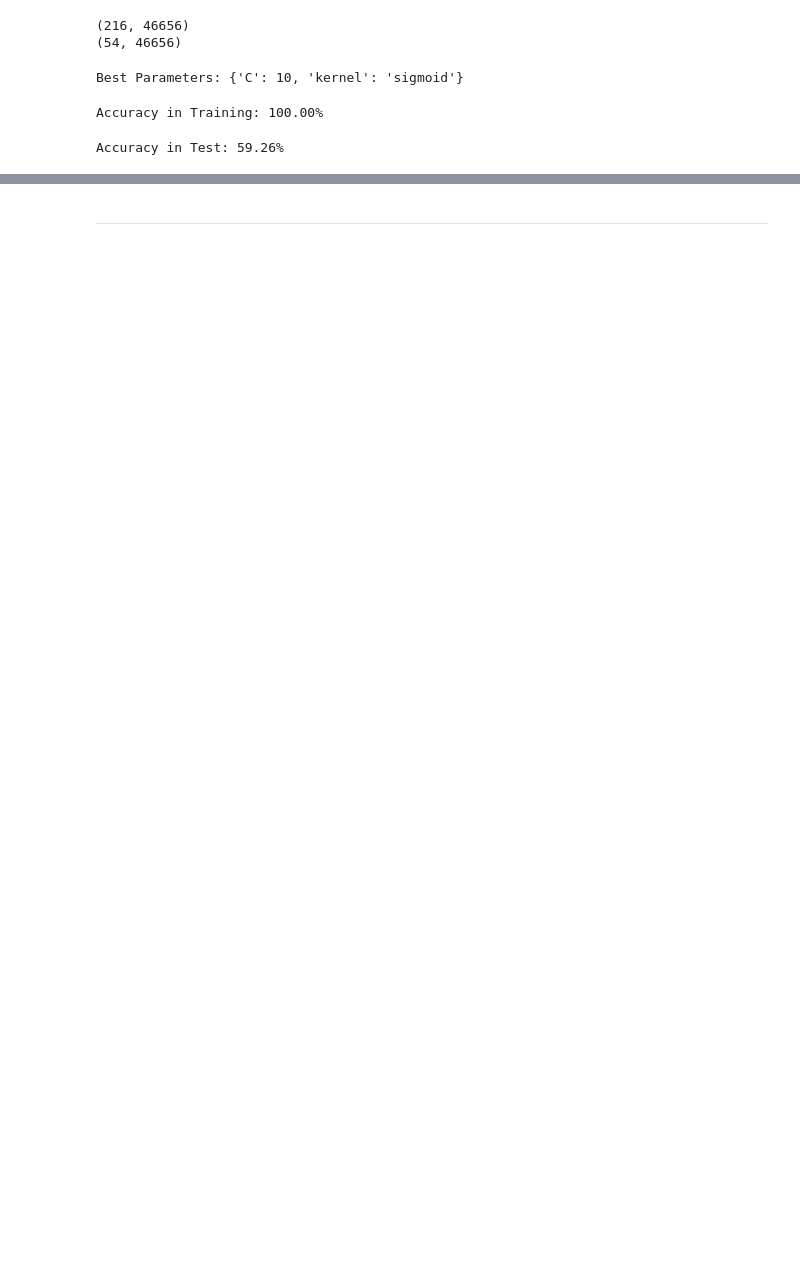
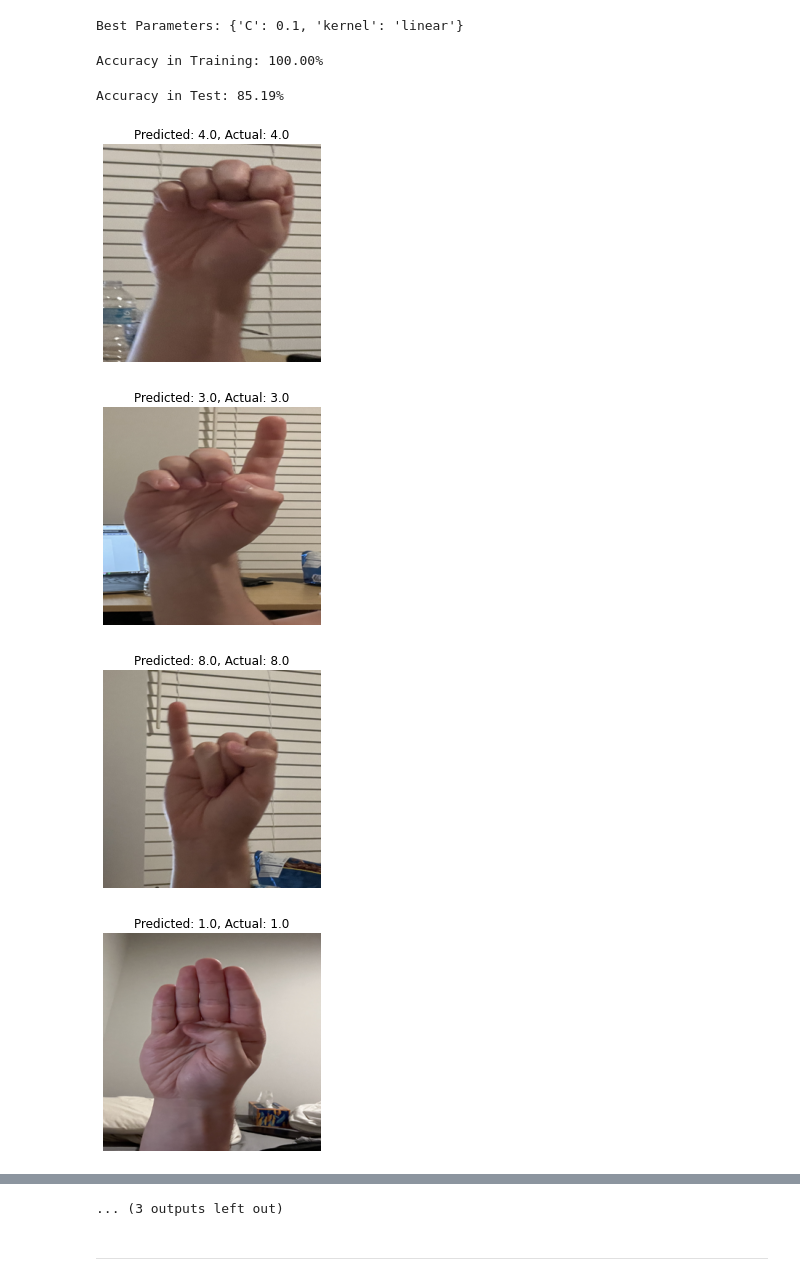
Before and after one commit to KashuvY/Sign-Language-Classification, a Jupyter notebook: Rashi SVM with HOG.ipynb, the cells around one changed output, grey strips where cells are left out. Saved outputs shown, nothing was run; the diff lists cells and outputs as text; code cells hidden in the pictures; blank space fills up the shorter version.

```diff
--- a/Rashi SVM with HOG.ipynb
+++ b/Rashi SVM with HOG.ipynb
@@ -38,7 +36,8 @@ def extract_hog_features(images):
         # Convert the image to grayscale
         gray_image = cv2.cvtColor(image, cv2.COLOR_BGR2GRAY)
         # Compute HOG features
-        features, _ = hog(gray_image, pixels_per_cell=(8, 8), cells_per_block=(2, 2), visualize=True)
+        features, _ = hog(gray_image, pixels_per_cell=(32, 32),
+                                  cells_per_block=(4, 4), block_norm="L2-Hys", visualize=True)
         hog_features.append(features)
     return hog_features
 
@@ -49,12 +87,6 @@ X_test_hog = extract_hog_features(X_test)
 scaler = StandardScaler()
 X_train_hog = scaler.fit_transform(X_train_hog)
 X_test_hog = scaler.transform(X_test_hog)
-# %%
-print(X_train_hog.shape)
-print(X_test_hog.shape)
-# %% [output]
-(216, 46656)
-(54, 46656)
 # %%
 # Define the parameter grid
 param_grid = {
@@ -74,7 +106,7 @@ grid_search.fit(X_train_hog, y_train)
 # Print the best parameters
 print("Best Parameters:", grid_search.best_params_)
 # %% [output]
-Best Parameters: {'C': 10, 'kernel': 'sigmoid'}
+Best Parameters: {'C': 0.1, 'kernel': 'linear'}
 # %%
 # Get the best SVM classifier
 best_svm_classifier = grid_search.best_estimator_
@@ -89,4 +121,4 @@ y_pred = best_svm_classifier.predict(X_test_hog)
 accuracy = accuracy_score(y_test, y_pred)
 print(f"Accuracy in Test: {accuracy * 100:.2f}%")
 # %% [output]
-Accuracy in Test: 59.26%
+Accuracy in Test: 85.19%
@@ -92,0 +127,34 @@ Accuracy in Test: 59.26%
+# %%
+# Assuming you have X_test_hog, y_test, svm_classifier, and a scaler
+
+# Randomly select 5 indices from X_test_hog
+num_samples_to_visualize = 15
+selected_indices = random.sample(range(len(X_test_hog)), num_samples_to_visualize)
+
+# Loop through the selected indices
+for idx in selected_indices:
+    # Load the test image
+    test_image = X_test_hog[idx]
+
+    # Make a prediction using the trained SVM classifier
+    prediction = best_svm_classifier.predict(test_image.reshape(1, -1))
+
+    # Get the actual label from y_test
+    actual_label = y_test[idx]
+
+    # Reshape the test image for plotting (assuming it's 2D)
+    test_image_reshaped = X_test[idx]
+
+    # Plot the image along with the prediction and actual label
+    plt.figure()
+    plt.imshow(test_image_reshaped, cmap='gray')  # Display the image in grayscale
+    plt.title(f'Predicted: {prediction[0]}, Actual: {actual_label}')
+    plt.axis('off')  # Turn off axis labels
+
+# Show the plots
+plt.show()
+# %% [output]
+[figure, added]
+[figure, added]
+[figure, added]
+[figure, added]
@@ -93,2 +169,3 @@ Accuracy in Test: 59.26%
+... (3 outputs left out)
 # %% [markdown]
 ---
```
Also changed, not shown: parts of 6 cells of this notebook.
